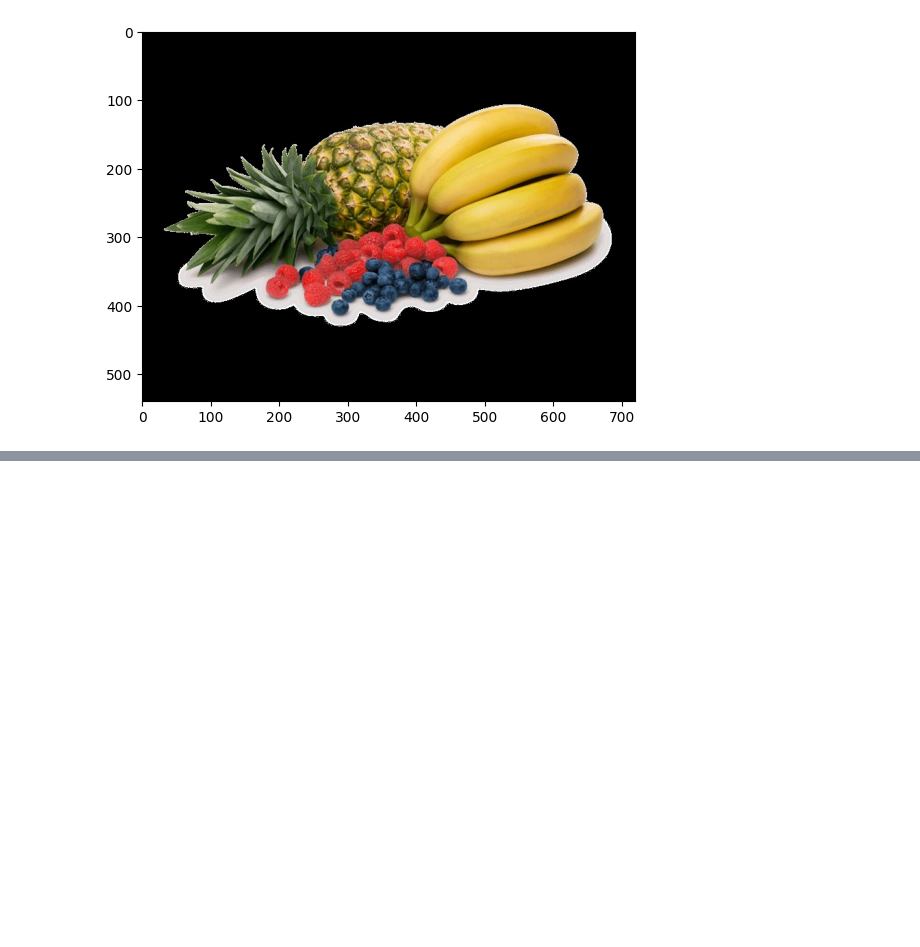
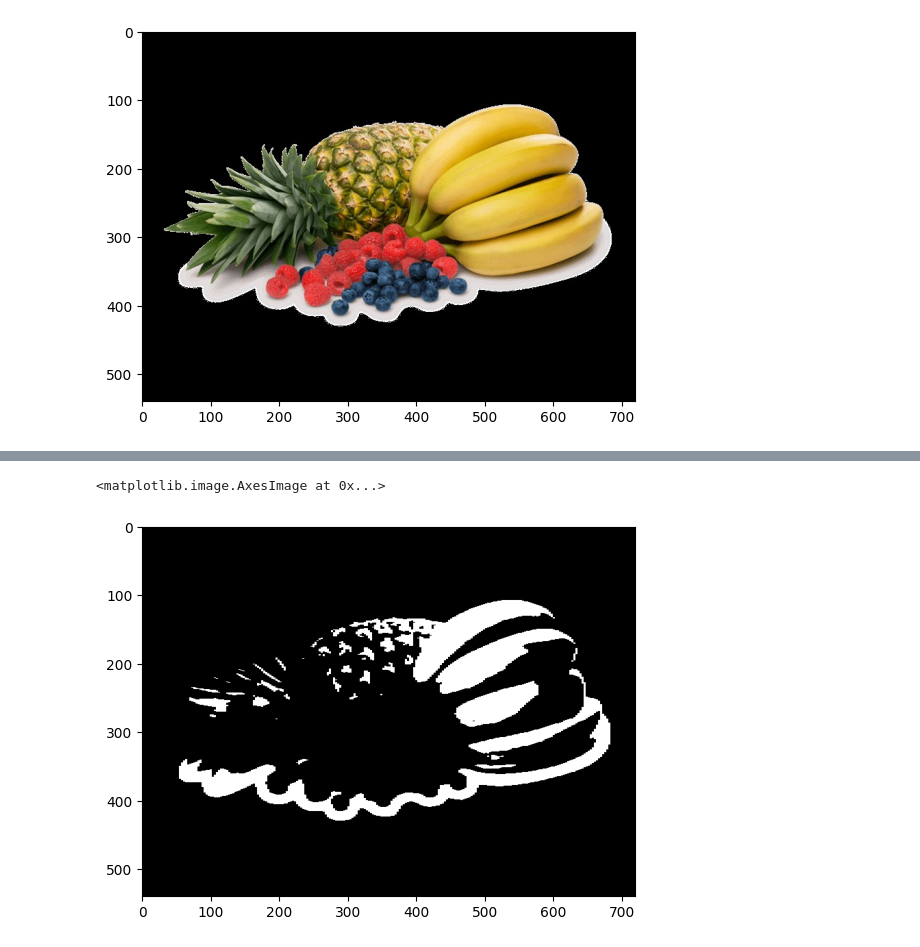
Before and after one commit to adnanzaih/segmentation_hexagonlavish, a Jupyter notebook: src/Thresholding.ipynb, the cells around one changed output, grey strips where cells are left out. Cells and saved outputs as stored; diff of their text form; code cells hidden in the pictures; blank space fills up the shorter version.

```diff
--- a/src/Thresholding.ipynb
+++ b/src/Thresholding.ipynb
@@ -26,0 +45,7 @@ plt.imshow(gray, cmap='gray', vmin=0, vmax=255)
+# %%
+_, thresh = cv2.threshold(segmented_image, 165, 255, 0)
+# show the image
+plt.imshow(thresh, cmap='gray', vmin=0, vmax=255)
+# %% [output]
+<matplotlib.image.AxesImage at 0x...>
+[figure, added]
```
Also changed, not shown: parts of 6 cells of this notebook.
